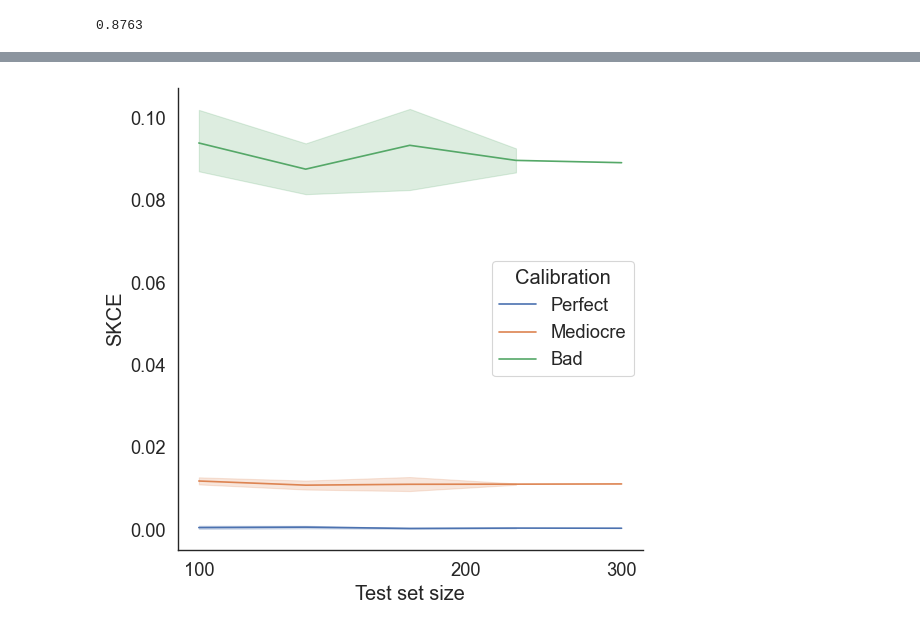
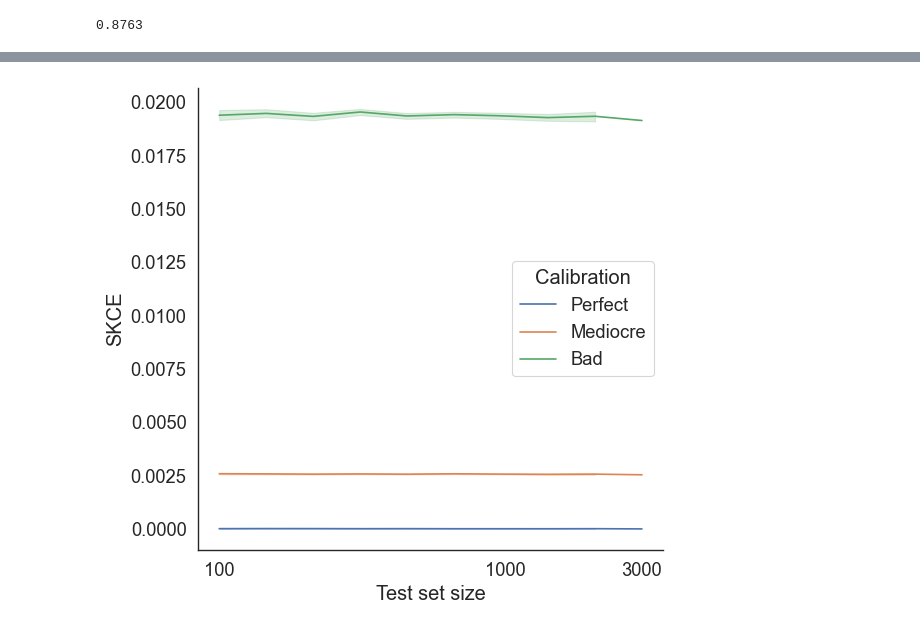
Before and after one commit to MLO-lab/Py_KCE, a Jupyter notebook: ECE bias ground truth simulation.ipynb, the cells around one changed output, grey strips where cells are left out. Drawn from its saved outputs; the diff is of its cells as text; code cells hidden in the pictures.

```diff
--- a/ECE bias ground truth simulation.ipynb
+++ b/ECE bias ground truth simulation.ipynb
@@ -18,30 +18,27 @@ from errors import sECE, accuracy
 def ECE(*args, **kwargs):
     return sECE(*args, **kwargs)**.5
 
-def SKCE(kernel, predictions, outcomes):
+def SKCE_vector(kernel, predictions, outcomes):
+
+    def SKCE_vectorized_helper(i,j):
+        matrix_kernel = k_g_Xi_g_Xj[i,j] * np.eye(len(predictions[i]))
+        return ((diff_outcomes_preds[i] @ matrix_kernel) @ np.array(diff_outcomes_preds[j]).T)
 
     predictions = np.array(predictions)
     outcomes = np.array(outcomes)
     n = len(outcomes)
 
-    # Initialize SKCE
-    skce_matrix = np.zeros((n,n))
+    # Compute the kernel matrix for the pair
+    k_g_Xi_g_Xj = kernel(predictions, predictions)
 
-    # For each pair of data points
-    for i in range(n):
-        for j in range(i+1,n):
-            # Compute the difference between unit vectors outcomes and predictions
-            diff_Yi_g_Xi = np.array([outcomes[i] - predictions[i]])
-            diff_Yj_g_Xj = np.array([outcomes[j] - predictions[j]])
+    # Compute the difference between unit vectors outcomes and predictions
+    diff_outcomes_preds = np.array(outcomes - predictions)
 
-            # Compute the kernel matrix for the pair
-            k_g_Xi_g_Xj = kernel(predictions, predictions)
+    indices_upper_triangular = np.triu_indices(n, k=1)
 
-            matrix_kernel = k_g_Xi_g_Xj[i,j] * np.eye(len(predictions[i]))
-
-            skce_matrix[i,j] = ((diff_Yi_g_Xi @ matrix_kernel) @ diff_Yj_g_Xj.T)[0,0]
-
-    skce = np.sum(skce_matrix)
+    vhelper = np.vectorize(SKCE_vectorized_helper)
+    results = vhelper(indices_upper_triangular[0], indices_upper_triangular[1])
+    skce = np.sum(results)
 
 
     # Divide the SKCE by n over 2
@@ -104,7 +101,7 @@ print(acc)
 # %% [output]
 0.8763
 # %%
-def experiment(logits, labels, start_rep=10, start_n=100, n=300, n_ticks=5, seed=1):
+def experiment(logits, labels, start_rep=1000, start_n=100, n=3000, n_ticks=10, seed=1):
     np.random.seed(seed)
     sizes = np.rint(np.flip(np.logspace(np.log2(start_n), np.log2(n), n_ticks, base=2))).astype(int)
     # quadratically decrease repetitions
@@ -168,5 +199,5 @@ plot.figure.savefig(results_dir + 'ece_sim.pdf', bbox_inches = "tight")
 # %%
-def experiment_skce(logits, labels, start_rep=10, start_n=100, n=300, n_ticks=5, seed=1):
+"""def experiment_skce(logits, labels, start_rep=1000, start_n=100, n=3000, n_ticks=10, seed=1):
     np.random.seed(seed)
     sizes = np.rint(np.flip(np.logspace(np.log2(start_n), np.log2(n), n_ticks, base=2))).astype(int)
     # quadratically decrease repetitions
@@ -181,9 +212,9 @@ def experiment_skce(logits, labels, start_rep=10, start_n=100, n=300, n_ticks=5,
         ys = labels[indices]
         probs = softmax(ls, axis=1)
 
-        skce_0 = SKCE(rbf_pw, probs, label_binarize(ys, classes=np.arange(C)))
-        skce_1 = SKCE(rbf_pw, probs * 1.5, label_binarize(ys, classes=np.arange(C)))
-        skce_2 = SKCE(rbf_pw, probs * 2.5, label_binarize(ys, classes=np.arange(C)))
+        skce_0 = SKCE_vector(rbf_pw, probs, label_binarize(ys, classes=np.arange(C)))
+        skce_1 = SKCE_vector(rbf_pw, probs * 1.5, label_binarize(ys, classes=np.arange(C)))
+        skce_2 = SKCE_vector(rbf_pw, probs * 2.5, label_binarize(ys, classes=np.arange(C)))
 
         run = pd.DataFrame({
             'SKCE': [skce_0, skce_1, skce_2],
@@ -192,4 +223,4 @@ def experiment_skce(logits, labels, start_rep=10, start_n=100, n=300, n_ticks=5,
         })
 
         results = pd.concat([results, run]).reset_index(drop=True)
-    return results
+    return results"""
@@ -198,15 +248,15 @@ results = experiment_skce(logits_test, labels_test)
 # %%
 
 # Plot SKCE instead of ECE
 df = results
-ticks = [100, 200, 300]
+ticks = [100, 1000, 10000]
 rc = {'figure.figsize': (6, 6)}
 font_scale = 1.5
 sns.set(rc=rc, font_scale=font_scale, context='paper')
 sns.set_style("white")
 plot = sns.lineplot(data=df, x='Size', y='SKCE', hue='Calibration')
 plot.set(
     xscale='log', xticks=ticks, xticklabels=ticks, xlabel='Test set size')
 sns.despine(left=False, bottom=False)
 # %% [output]
-[figure, old version]
+[figure, new version]
```
Also changed, not shown: parts of 11 cells of this notebook, 1 other file.
